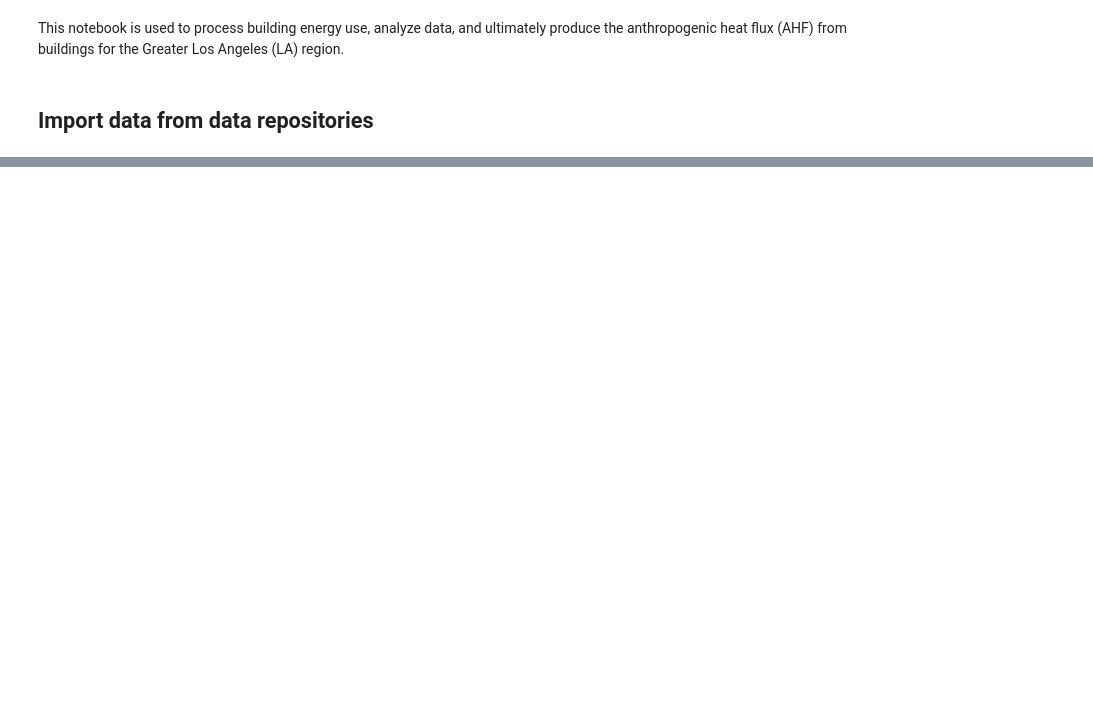
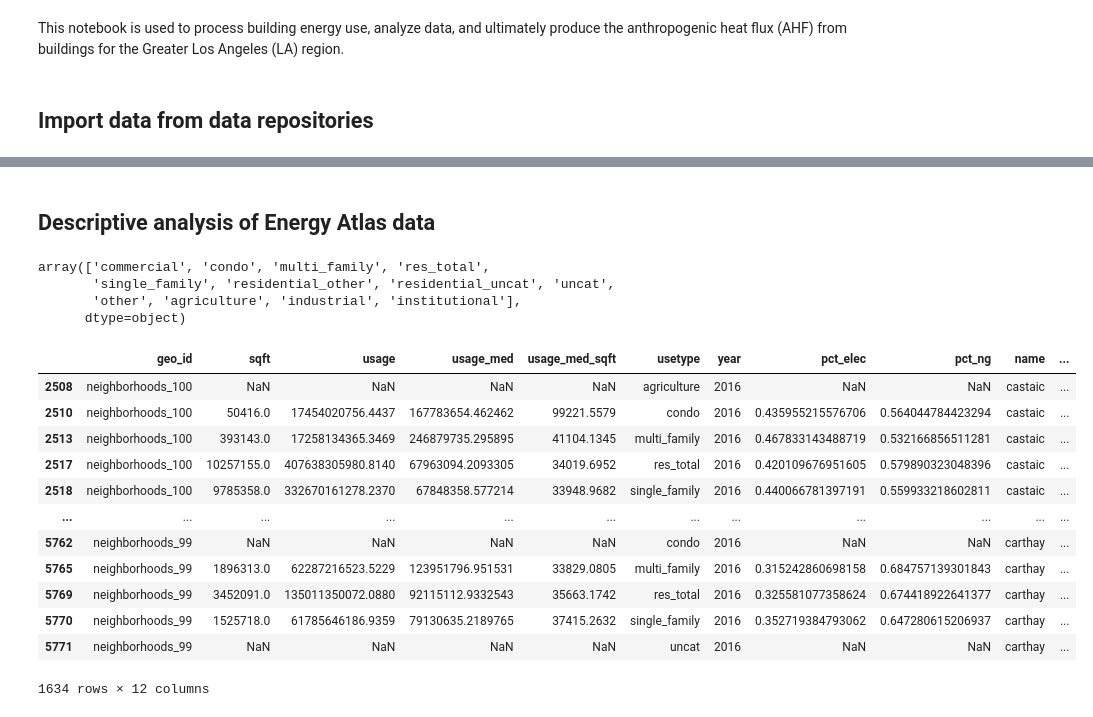
Before and after one commit to josephko91/anthropogenic-heat-la, a Jupyter notebook: anthropogenic-heat-buildings.ipynb, the cells around one changed output, grey strips where cells are left out. Saved outputs shown, nothing was run; the diff lists cells and outputs as text; code cells hidden in the pictures; blank space fills up the shorter version.

Commit message:
start descriptive analysis in notebook

```diff
--- a/anthropogenic-heat-buildings.ipynb
+++ b/anthropogenic-heat-buildings.ipynb
@@ -35,0 +65,28 @@ path found
+# %% [markdown]
+## Descriptive analysis of Energy Atlas data
+# %%
+# How many different usetype categories?
+usage_bld_btu['usetype'].unique()
+# %% [output]
+array(['commercial', 'condo', 'multi_family', 'res_total',
+       'single_family', 'residential_other', 'residential_uncat', 'uncat',
+       'other', 'agriculture', 'industrial', 'institutional'],
+      dtype=object)
+# %%
+# subset only neighborhood-aggregated records
+usage_bld_btu_neighborhoods = usage_bld_btu.loc[usage_bld_btu['geo_id'].str.contains('neighborhoods')].copy()
+usage_bld_btu_neighborhoods
+# %% [output]
+|  | geo_id | sqft | usage | usage_med | usage_med_sqft | usetype | year | pct_elec | pct_ng | name | ... |
+| 2508 | neighborhoods_100 | NaN | NaN | NaN | NaN | agriculture | 2016 | NaN | NaN | castaic | ... |
+| 2510 | neighborhoods_100 | 50416.0 | 17454020756.4437 | 167783654.462462 | 99221.5579 | condo | 2016 | 0.435955215576706 | 0.564044784423294 | castaic | ... |
+| 2513 | neighborhoods_100 | 393143.0 | 17258134365.3469 | 246879735.295895 | 41104.1345 | multi_family | 2016 | 0.467833143488719 | 0.532166856511281 | castaic | ... |
+| 2517 | neighborhoods_100 | 10257155.0 | 407638305980.8140 | 67963094.2093305 | 34019.6952 | res_total | 2016 | 0.420109676951605 | 0.579890323048396 | castaic | ... |
+| 2518 | neighborhoods_100 | 9785358.0 | 332670161278.2370 | 67848358.577214 | 33948.9682 | single_family | 2016 | 0.440066781397191 | 0.559933218602811 | castaic | ... |
+| ... | ... | ... | ... | ... | ... | ... | ... | ... | ... | ... | ... |
+| 5762 | neighborhoods_99 | NaN | NaN | NaN | NaN | condo | 2016 | NaN | NaN | carthay | ... |
+| 5765 | neighborhoods_99 | 1896313.0 | 62287216523.5229 | 123951796.951531 | 33829.0805 | multi_family | 2016 | 0.315242860698158 | 0.684757139301843 | carthay | ... |
+| 5769 | neighborhoods_99 | 3452091.0 | 135011350072.0880 | 92115112.9332543 | 35663.1742 | res_total | 2016 | 0.325581077358624 | 0.674418922641377 | carthay | ... |
+| 5770 | neighborhoods_99 | 1525718.0 | 61785646186.9359 | 79130635.2189765 | 37415.2632 | single_family | 2016 | 0.352719384793062 | 0.647280615206937 | carthay | ... |
+| 5771 | neighborhoods_99 | NaN | NaN | NaN | NaN | uncat | 2016 | NaN | NaN | carthay | ... |
+1634 rows × 12 columns
```
Also changed, not shown: parts of 11 cells of this notebook.
